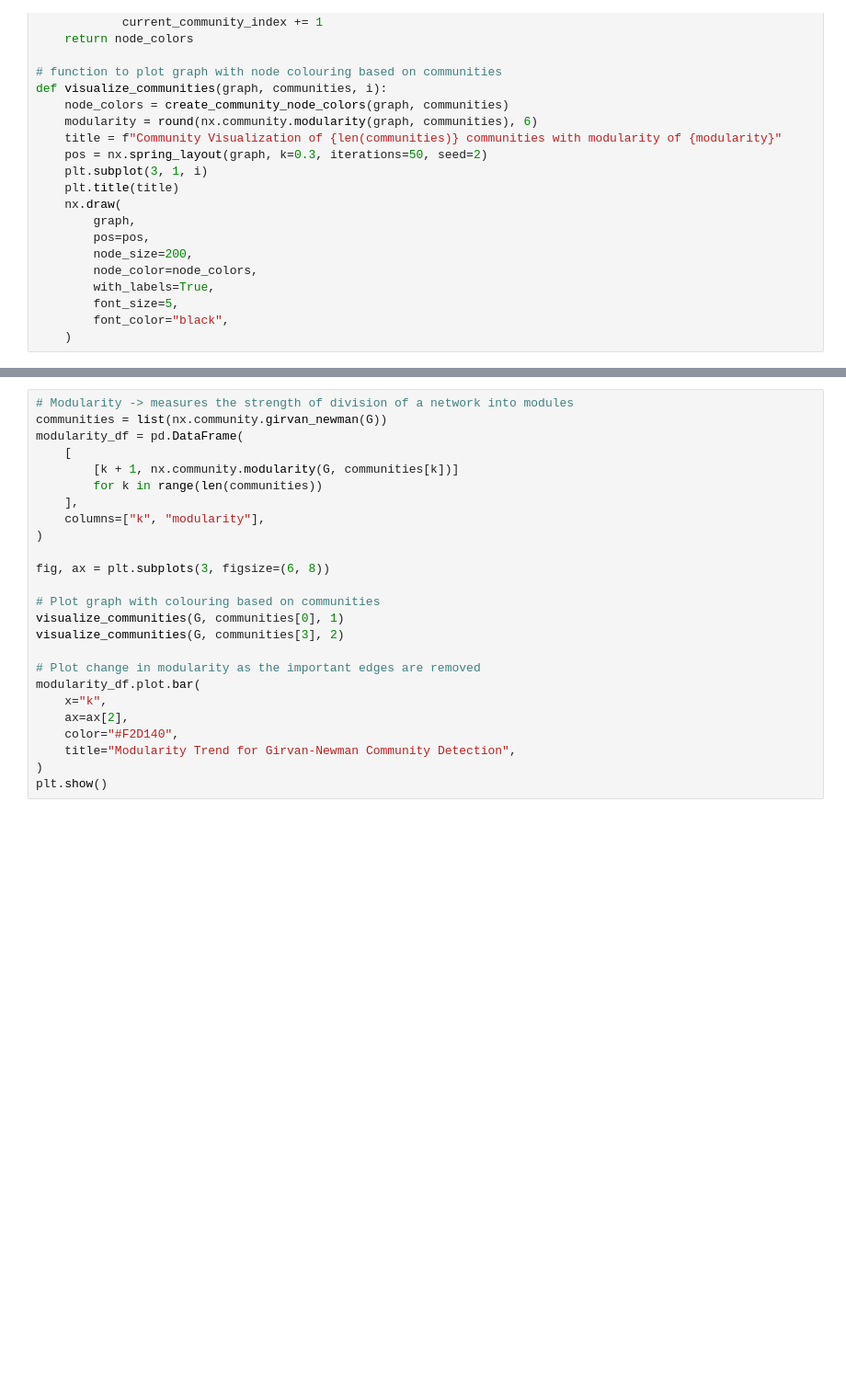
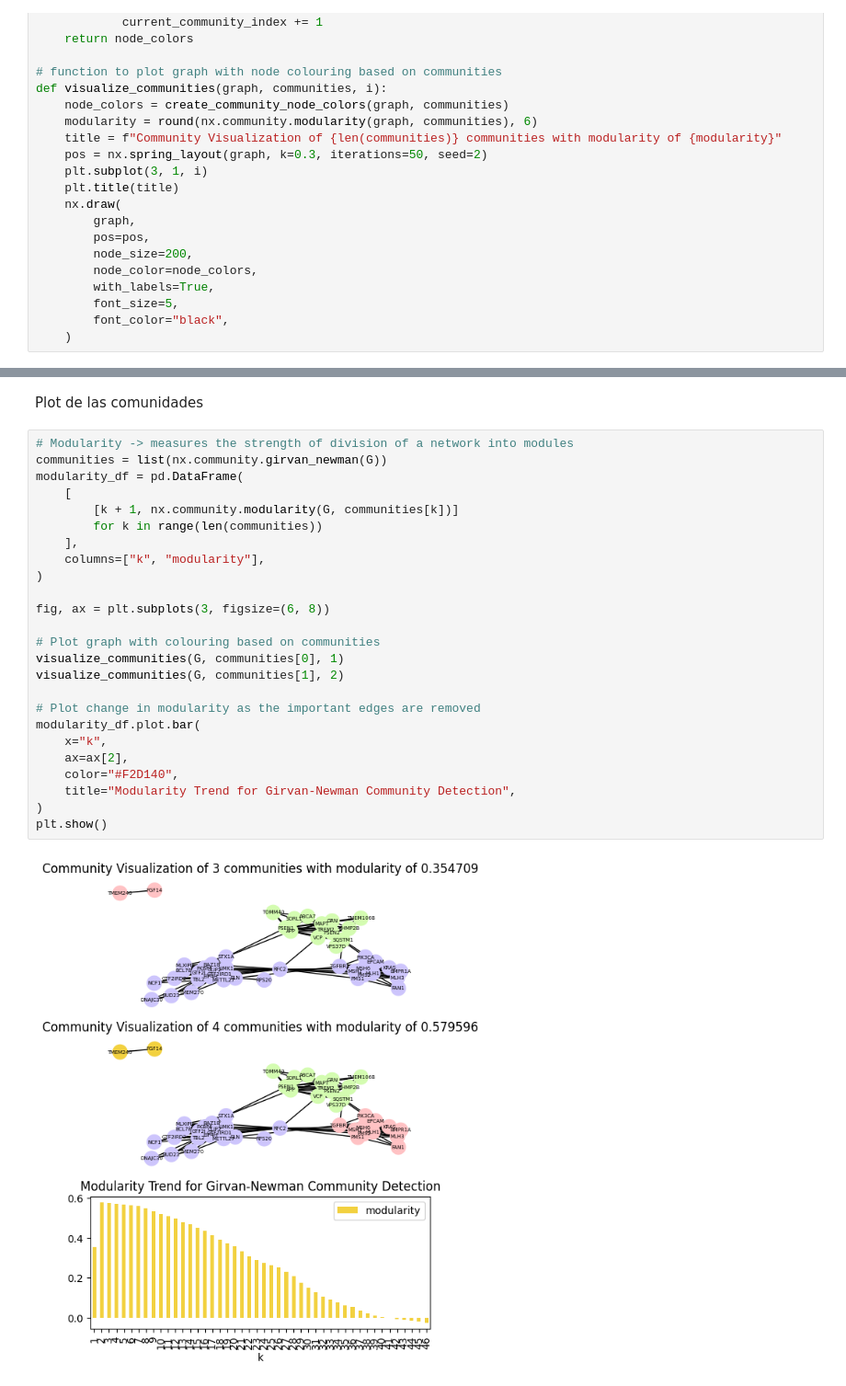
Before and after one commit to nmartinser/HPO_Dysgraphia, a Jupyter notebook: code/analisis_comunities.ipynb, the cells around one changed output, grey strips where cells are left out. Shown: that part at 92% size. Cells and saved outputs as stored; diff of their text form; blank space fills up the shorter version.

```diff
--- a/code/analisis_comunities.ipynb
+++ b/code/analisis_comunities.ipynb
@@ -47,25 +53,29 @@ def visualize_communities(graph, communities, i):
+# %% [markdown]
+Plot de las comunidades
 # %%
 # Modularity -> measures the strength of division of a network into modules
 communities = list(nx.community.girvan_newman(G))
 modularity_df = pd.DataFrame(
     [
         [k + 1, nx.community.modularity(G, communities[k])]
         for k in range(len(communities))
     ],
     columns=["k", "modularity"],
 )
 
 fig, ax = plt.subplots(3, figsize=(6, 8))
 
 # Plot graph with colouring based on communities
 visualize_communities(G, communities[0], 1)
-visualize_communities(G, communities[3], 2)
+visualize_communities(G, communities[1], 2)
 
 # Plot change in modularity as the important edges are removed
 modularity_df.plot.bar(
     x="k",
     ax=ax[2],
     color="#F2D140",
     title="Modularity Trend for Girvan-Newman Community Detection",
 )
 plt.show()
+# %% [output]
+[figure, added]
```
Also changed, not shown: parts of 12 cells of this notebook, 3 other files.
